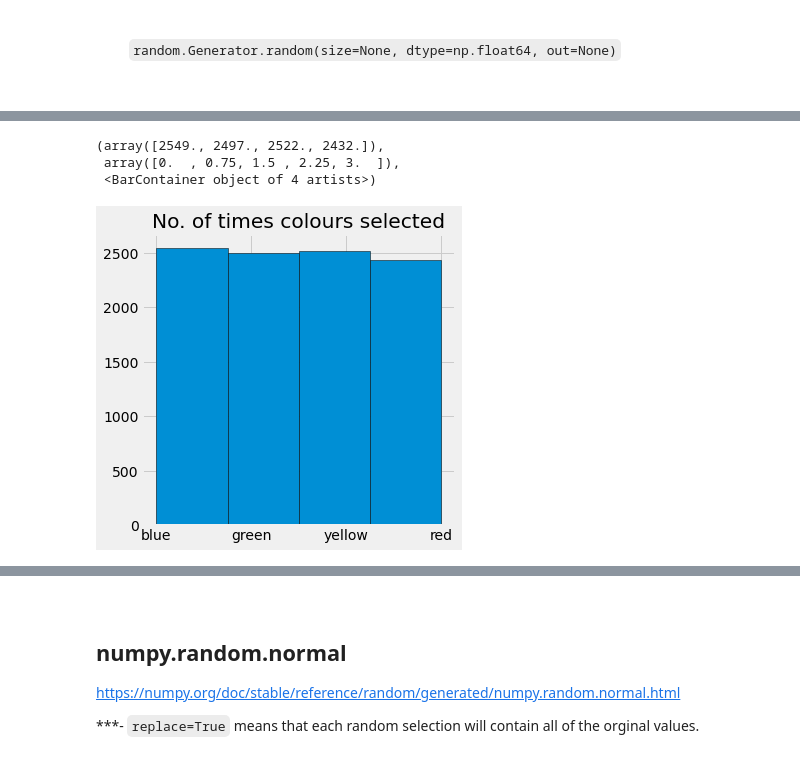
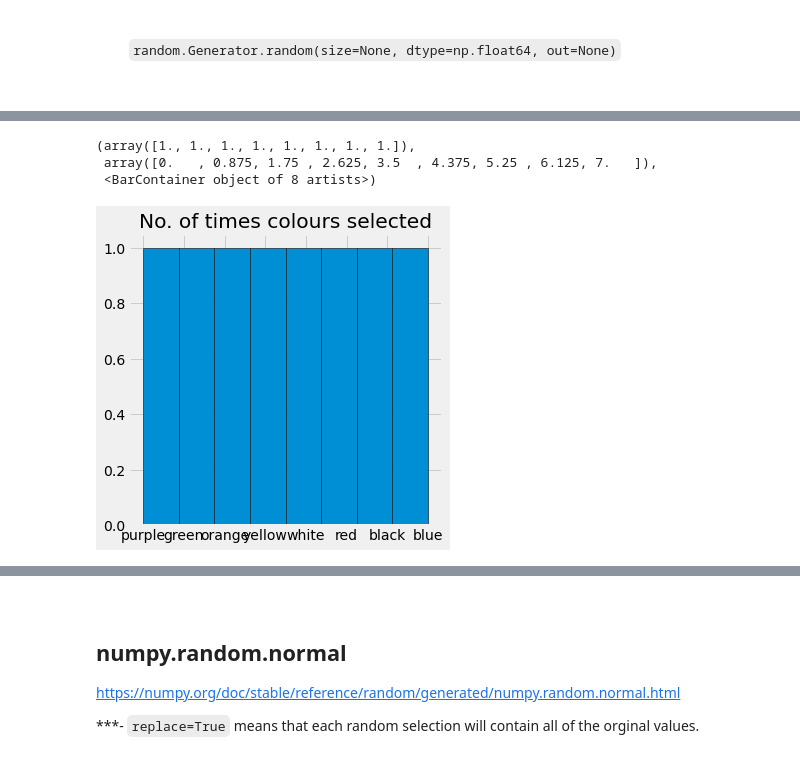
Before and after one commit to Izardo/Numpy-Random-Assignment, a Jupyter notebook: numpy-random.ipynb, the cells around one changed output, grey strips where cells are left out. Saved outputs shown, nothing was run; the diff lists cells and outputs as text; code cells hidden in the pictures.

```diff
--- a/numpy-random.ipynb
+++ b/numpy-random.ipynb
@@ -192,0 +234,4 @@ plt.hist(x, bins=4, edgecolor='black')
+# %%
+# Replace=False.
+y = rng.choice(["yellow", "red", "blue", "green", "purple", "black", "orange", "white"], size=[8], replace=False)
+y
@@ -193,12 +248,9 @@ plt.hist(x, bins=4, edgecolor='black')
 # %%
-# With a larger sample size, the amount of times each item is selected becomes more even.
-y = rng.choice(["yellow", "red", "blue", "green"], size=10000)
-
 # Plot y.
 plt.title("No. of times colours selected")
-plt.hist(y, bins=4, edgecolor="black")
+plt.hist(y, bins=8, edgecolor="black")
 # %% [output]
-(array([2549., 2497., 2522., 2432.]),
- array([0.  , 0.75, 1.5 , 2.25, 3.  ]),
- <BarContainer object of 4 artists>)
+(array([1., 1., 1., 1., 1., 1., 1., 1.]),
+ array([0.   , 0.875, 1.75 , 2.625, 3.5  , 4.375, 5.25 , 6.125, 7.   ]),
+ <BarContainer object of 8 artists>)
-[figure, old version]
+[figure, new version]
```
Also changed, not shown: parts of 26 cells of this notebook, 1 other file.
